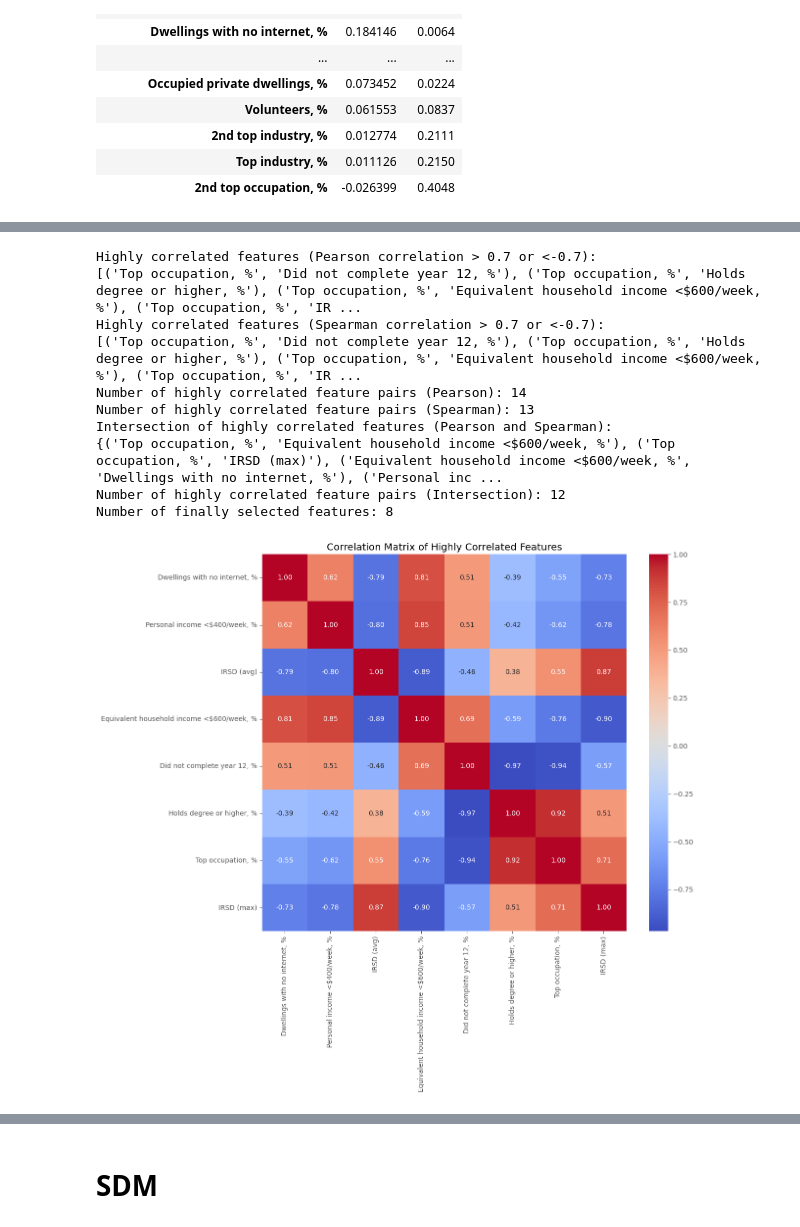
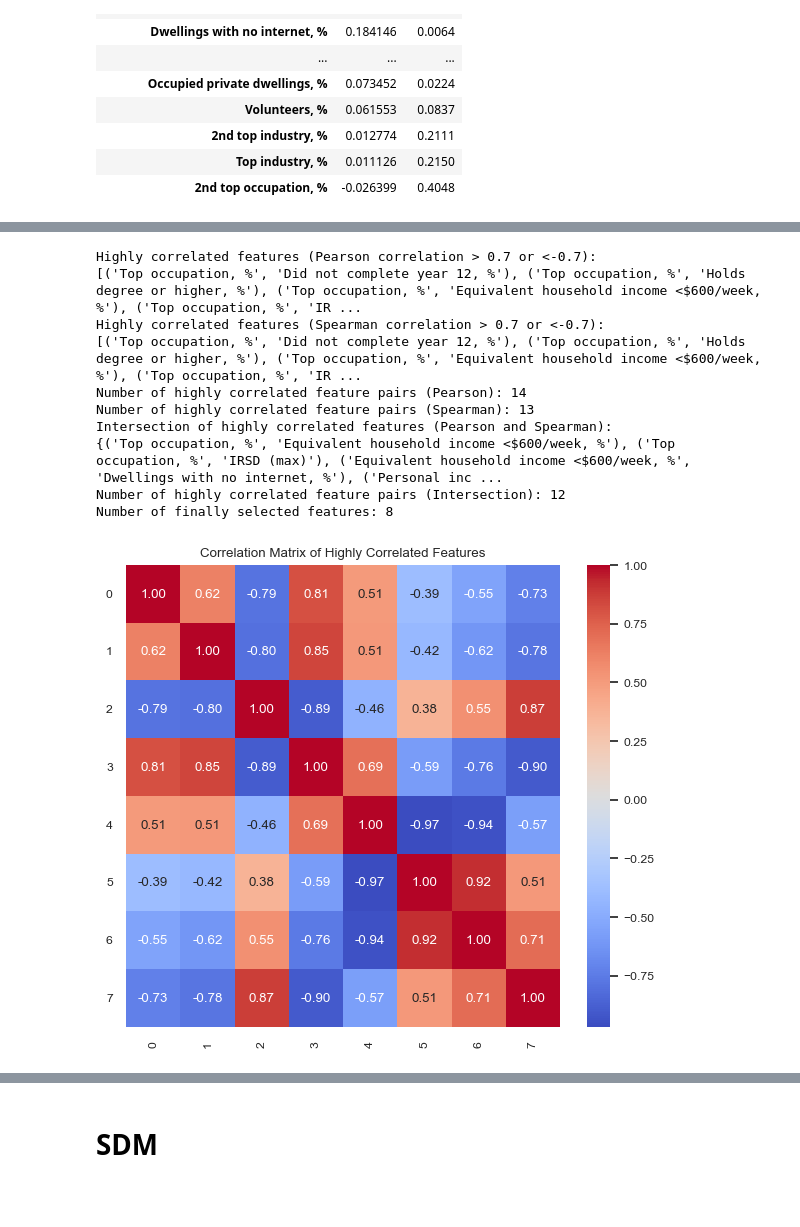
Before and after one commit to Subhasis-Biswas/ML4CPS_Project2, a Jupyter notebook: socio_demographic.ipynb, the cells around one changed output, grey strips where cells are left out. Drawn from its saved outputs; the diff is of its cells as text; code cells hidden in the pictures; blank space fills up the shorter version.

```diff
--- a/socio_demographic.ipynb
+++ b/socio_demographic.ipynb
@@ -229,32 +229,39 @@ print('Intersection of highly correlated features (Pearson and Spearman):')
 print(intersection)
 
 # print the length of the intersection
 print('Number of highly correlated feature pairs (Intersection):', len(intersection))
 
 # prepare a dataframe with the highly correlated features
 # Create a DataFrame with the highly correlated features
 highly_correlated_columns = list(set([pair[0] for pair in intersection]+[pair[1] for pair in intersection]))
 highly_correlated_data = significant_data[highly_correlated_columns]
 
 highly_correlated_data_corr = highly_correlated_data.corr()
 
 # print the number of finally selected features
 print('Number of finally selected features:', len(highly_correlated_columns))
 
 # Plot the correlation matrix
-plt.figure(figsize=(12, 10))
+plt.figure(figsize=(7, 6))
+# set the font size of the heatmap
+sns.set(font_scale=0.8)
 sns.heatmap(highly_correlated_data_corr, annot=True, cmap='coolwarm', fmt=".2f")
 plt.title('Correlation Matrix of Highly Correlated Features')
+
+# shift the ticks to the center
+plt.xticks(np.arange(len(highly_correlated_columns))+0.5, range(len(highly_correlated_columns)), rotation=90)
+plt.yticks(np.arange(len(highly_correlated_columns))+0.5, range(len(highly_correlated_columns)), rotation=0)
+
 plt.show()
 # %% [output]
 Highly correlated features (Pearson correlation > 0.7 or <-0.7):
 [('Top occupation, %', 'Did not complete year 12, %'), ('Top occupation, %', 'Holds degree or higher, %'), ('Top occupation, %', 'Equivalent household income <$600/week, %'), ('Top occupation, %', 'IR ...
 Highly correlated features (Spearman correlation > 0.7 or <-0.7):
 [('Top occupation, %', 'Did not complete year 12, %'), ('Top occupation, %', 'Holds degree or higher, %'), ('Top occupation, %', 'Equivalent household income <$600/week, %'), ('Top occupation, %', 'IR ...
 Number of highly correlated feature pairs (Pearson): 14
 Number of highly correlated feature pairs (Spearman): 13
 Intersection of highly correlated features (Pearson and Spearman):
 {('Top occupation, %', 'Equivalent household income <$600/week, %'), ('Top occupation, %', 'IRSD (max)'), ('Equivalent household income <$600/week, %', 'Dwellings with no internet, %'), ('Personal inc ...
 Number of highly correlated feature pairs (Intersection): 12
 Number of finally selected features: 8
-[figure, old version]
+[figure, new version]
```
Also changed, not shown: parts of 5 cells of this notebook, 2 other files.
